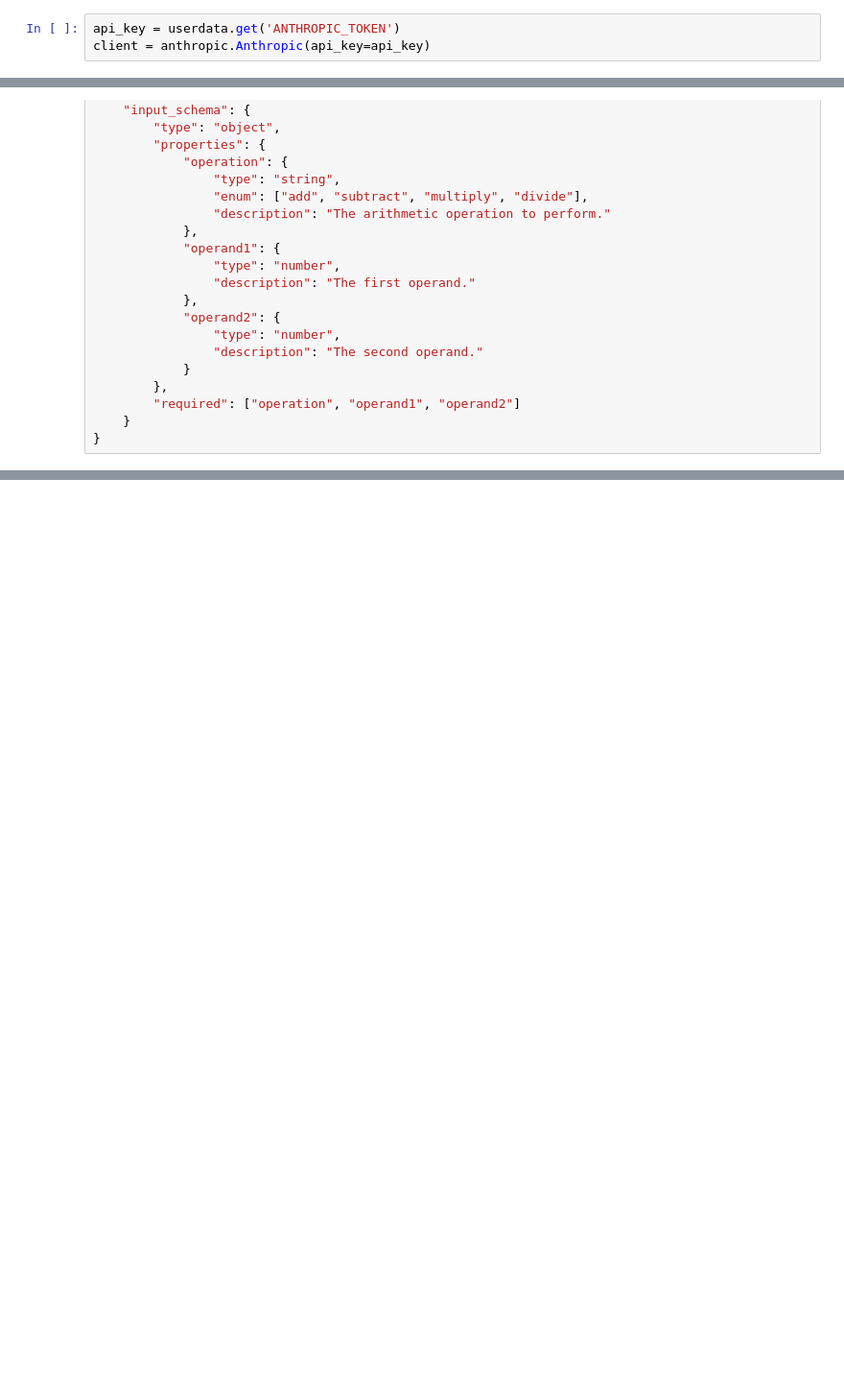
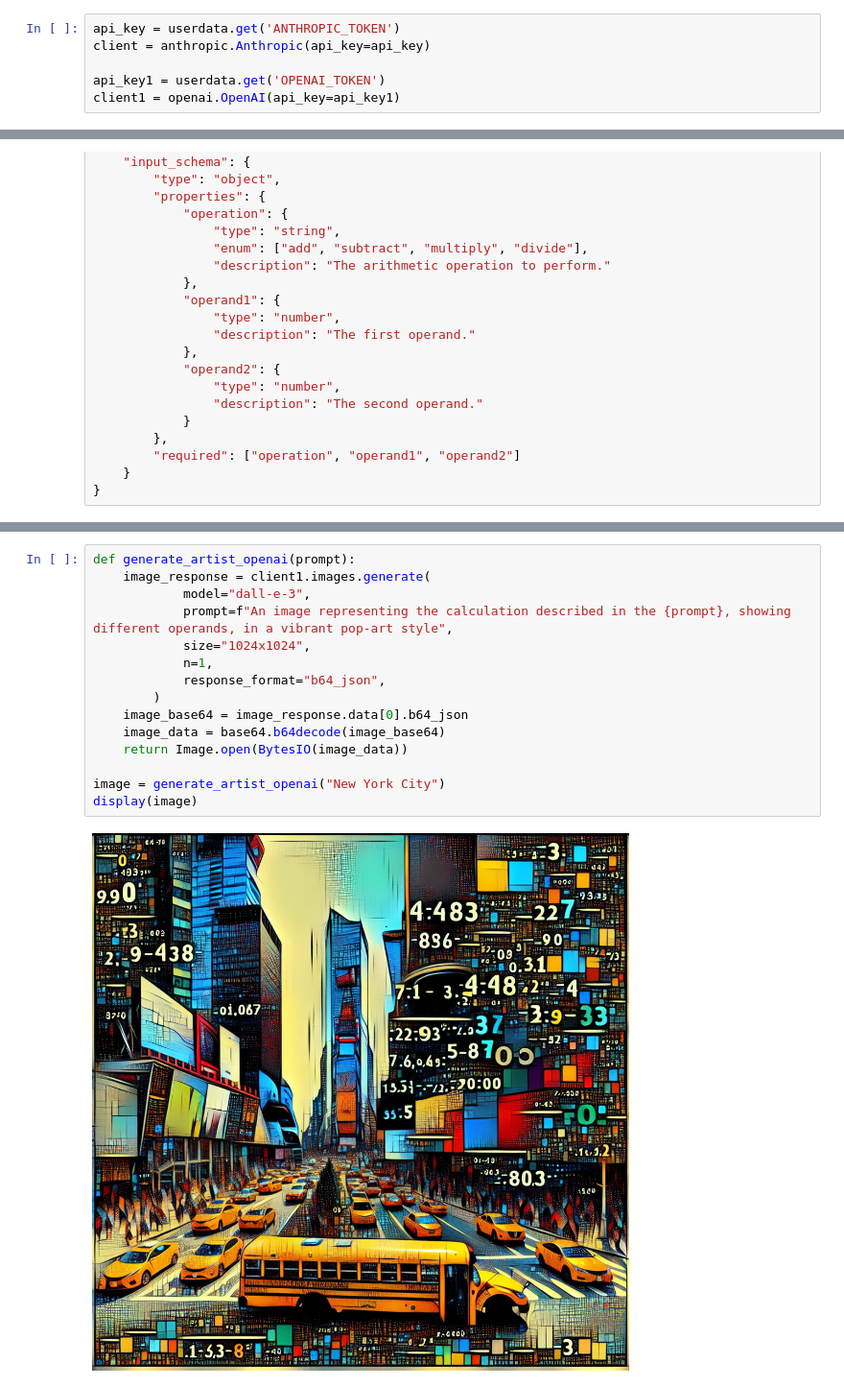
Before and after one commit to pptswarna/llm_engineering, a Jupyter notebook: ClaudeSimpleCalculatorTool.ipynb, the cells around one changed output, grey strips where cells are left out. Shown at 96% size. Cells and saved outputs as stored; diff of their text form; blank space fills up the shorter version.

```diff
--- a/ClaudeSimpleCalculatorTool.ipynb
+++ b/ClaudeSimpleCalculatorTool.ipynb
@@ -28,6 +33,9 @@ import anthropic
 # %%
 api_key = userdata.get('ANTHROPIC_TOKEN')
 client = anthropic.Anthropic(api_key=api_key)
+
+api_key1 = userdata.get('OPENAI_TOKEN')
+client1 = openai.OpenAI(api_key=api_key1)
 # %%
 def calculator(operation, operand1, operand2):
     if operation == "add":
@@ -84,0 +154,17 @@ except Exception as e:
+# %%
+def generate_artist_openai(prompt):
+    image_response = client1.images.generate(
+            model="dall-e-3",
+            prompt=f"An image representing the calculation described in the {prompt}, showing different operands, in a vibrant pop-art style",
+            size="1024x1024",
+            n=1,
+            response_format="b64_json",
+        )
+    image_base64 = image_response.data[0].b64_json
+    image_data = base64.b64decode(image_base64)
+    return Image.open(BytesIO(image_data))
+
+image = generate_artist_openai("New York City")
+display(image)
+# %% [output]
+[figure, added]
```
Also changed, not shown: parts of 10 cells of this notebook.
